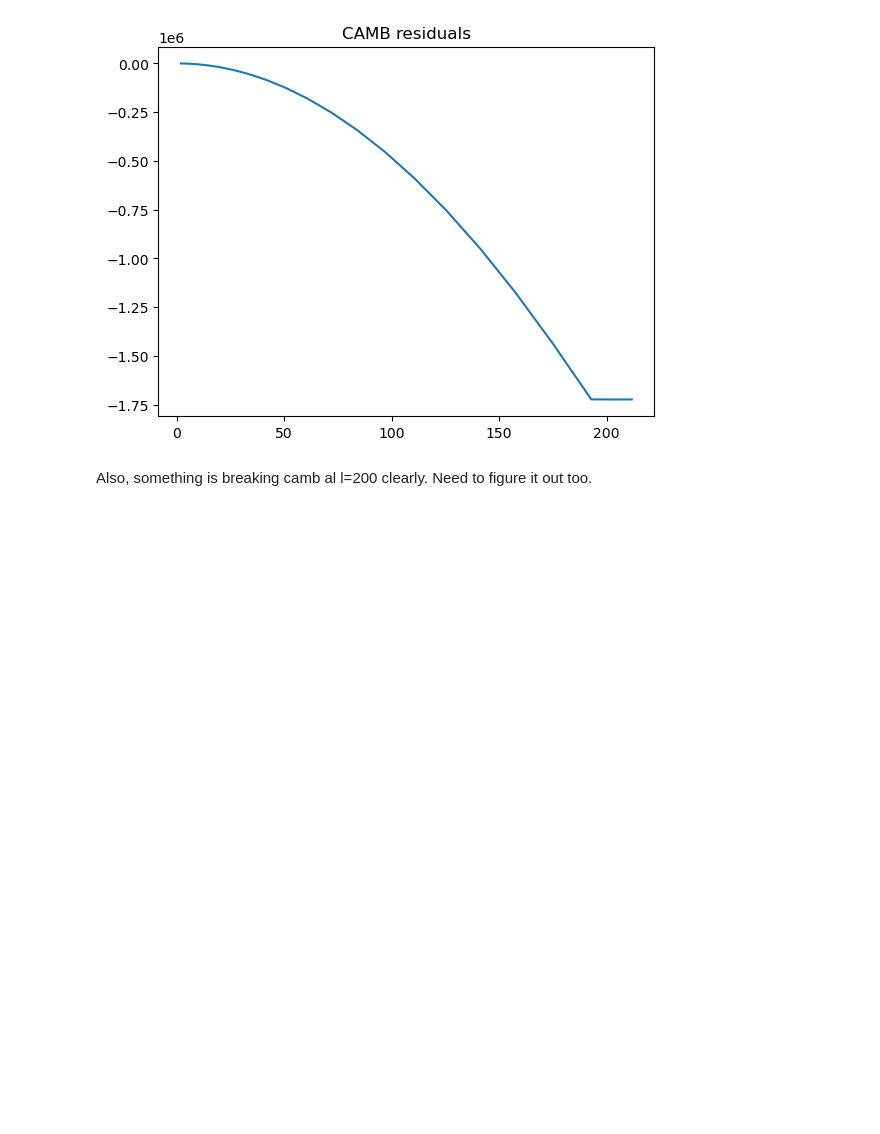
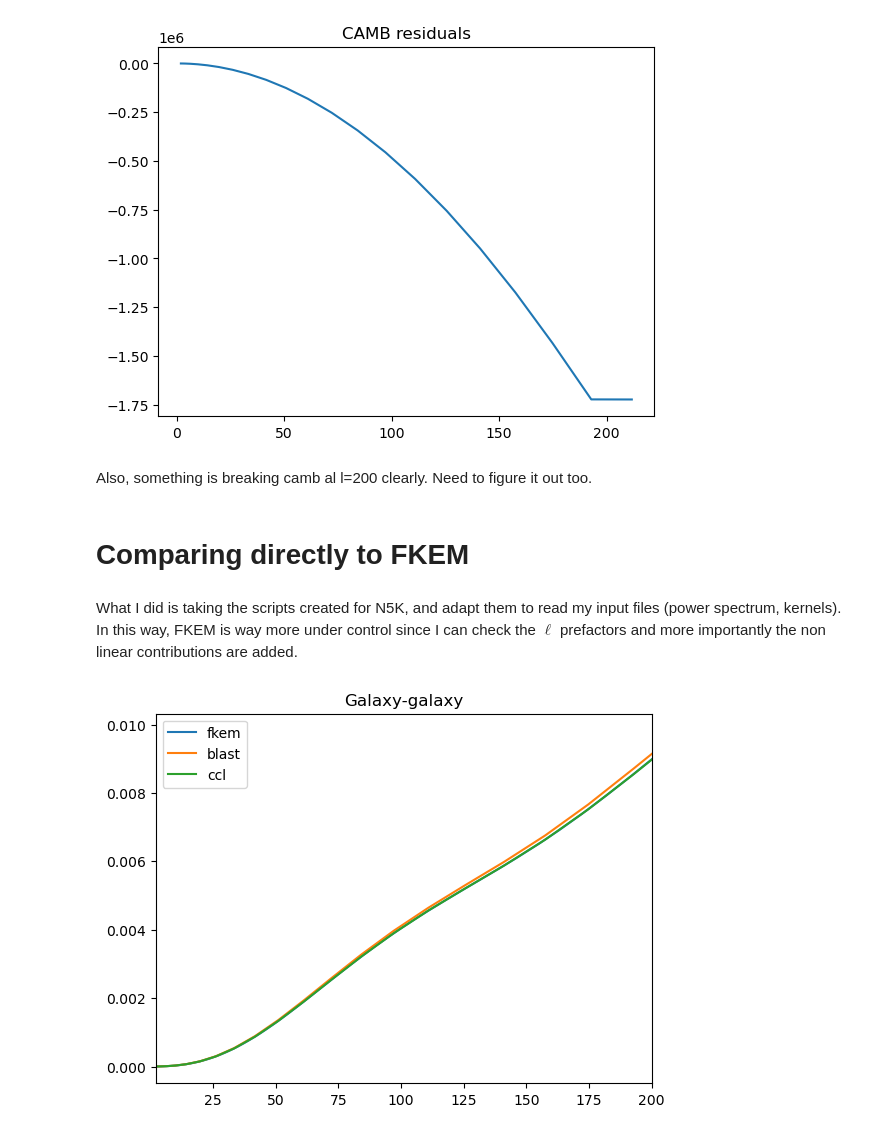
Before and after one commit to sofiachiarenza/Blastoise, a Jupyter notebook: overview.ipynb, the cells around one changed output. Cells and saved outputs as stored; diff of their text form; code cells hidden in the pictures; blank space fills up the shorter version.

```diff
--- a/overview.ipynb
+++ b/overview.ipynb
@@ -292,7 +295,7 @@ camb_ells = np.arange(1, cls_nolimber["W1xW1"].shape[0])[2:lmax_plot+1]
 ## Comparison Plots
 # %%
 #load blast cl's. You can check how they're computed in the blast_cls notebook. They include the non-linear part. Also, for some reason they are already saved as l(l+1)Cl
-ell_list = np.load("ell_list.npy")
+ell_list = np.load("data/ell_list.npy")
 blast_gg = np.load("blast_cls/D_gg.npy")
 blast_ss = np.load("blast_cls/D_ss.npy")
 blast_gs = np.load("blast_cls/D_gs.npy")
@@ -455,3 +458,25 @@ plt.title("CAMB residuals");
 [figure]
 # %% [markdown]
 Also, something is breaking camb al l=200 clearly. Need to figure it out too.
+# %% [markdown]
+# Comparing directly to FKEM
+# %% [markdown]
+What I did is taking the scripts created for N5K, and adapt them to read my input files (power spectrum, kernels). In this way, FKEM is way more under control since I can check the $\ell$ prefactors and more importantly the non linear contributions are added.
+# %%
+cls_gg = np.load("FKEM/outputs/fkem_clgg.npz")
+cls_gs = np.load("FKEM/outputs/fkem_clgs.npz")
+cls_ss = np.load("FKEM/outputs/fkem_clss.npz")
+# %%
+l_fkem = cls_gg["ls"][cls_gg["ls"]<210]
+gg_fkem = cls_gg["cls"][0][cls_gg["ls"]<210]
+gs_fkem = cls_gs["cls"][0][cls_gg["ls"]<210]
+ss_fkem = cls_ss["cls"][0][cls_gg["ls"]<210]
+# %%
+plt.plot(l_fkem, l_fkem*(l_fkem+1)*gg_fkem, label="fkem")
+plt.plot(ell_list, blast_gg, label="blast")
+plt.plot(ell_list, ell_list * (ell_list +1) * new_ccl_gg, label="ccl" )
+plt.legend()
+plt.xlim(2,200)
+plt.title("Galaxy-galaxy");
+# %% [output]
+[figure, added]
```
Also changed, not shown: parts of 15 cells of this notebook, 6 other files.
